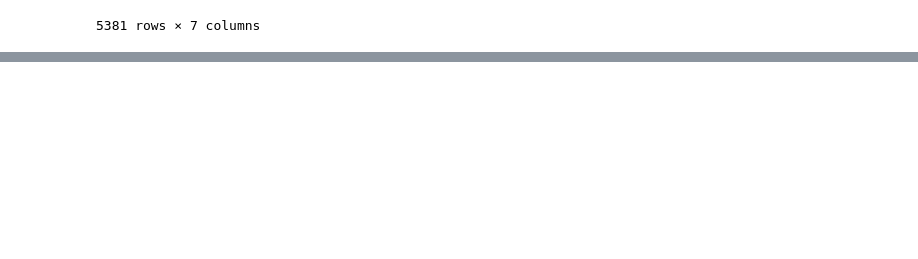
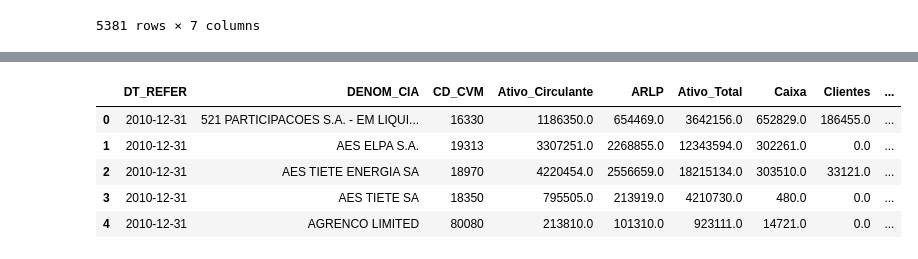
Before and after one commit to jeffersonramelo/coleta-de-dados, a Jupyter notebook: Dados_contábeis_CVM.ipynb, the cells around one changed output, grey strips where cells are left out. Saved outputs shown, nothing was run; the diff lists cells and outputs as text; code cells hidden in the pictures; blank space fills up the shorter version.

```diff
--- a/Dados_contábeis_CVM.ipynb
+++ b/Dados_contábeis_CVM.ipynb
@@ -361,0 +335,24 @@ display(pivot_companhia)
+# %%
+import pandas as pd
+
+# Carrega os três arquivos CSV
+df1 = pd.read_csv('/content/pivot_filtradas.csv')
+df2 = pd.read_csv('/content/pivot_filtradas2.csv')
+df3 = pd.read_csv('/content/pivot_filtradas3.csv')
+
+# Realiza a junção dos três DataFrames com base nas colunas em comum
+merged_df = df1.merge(df2, on=['DENOM_CIA', 'DT_REFER', 'CD_CVM'], how='outer', suffixes=('_df1', '_df2'))
+merged_df = merged_df.merge(df3, on=['DENOM_CIA', 'DT_REFER', 'CD_CVM'], how='outer', suffixes=('', '_df3'))
+
+# Salva o DataFrame resultante em um novo arquivo Excel
+merged_df.to_excel('/content/pivot_filtradas4.xlsx', index=False)
+
+# Exibe uma amostra do DataFrame resultante
+display(merged_df.head())
+# %% [output]
+|  | DT_REFER | DENOM_CIA | CD_CVM | Ativo_Circulante | ARLP | Ativo_Total | Caixa | Clientes | ... |
+| 0 | 2010-12-31 | 521 PARTICIPACOES S.A. - EM LIQUI... | 16330 | 1186350.0 | 654469.0 | 3642156.0 | 652829.0 | 186455.0 | ... |
+| 1 | 2010-12-31 | AES ELPA S.A. | 19313 | 3307251.0 | 2268855.0 | 12343594.0 | 302261.0 | 0.0 | ... |
+| 2 | 2010-12-31 | AES TIETE ENERGIA SA | 18970 | 4220454.0 | 2556659.0 | 18215134.0 | 303510.0 | 33121.0 | ... |
+| 3 | 2010-12-31 | AES TIETE SA | 18350 | 795505.0 | 213919.0 | 4210730.0 | 480.0 | 0.0 | ... |
+| 4 | 2010-12-31 | AGRENCO LIMITED | 80080 | 213810.0 | 101310.0 | 923111.0 | 14721.0 | 0.0 | ... |
```
Also changed, not shown: parts of 9 cells of this notebook.
